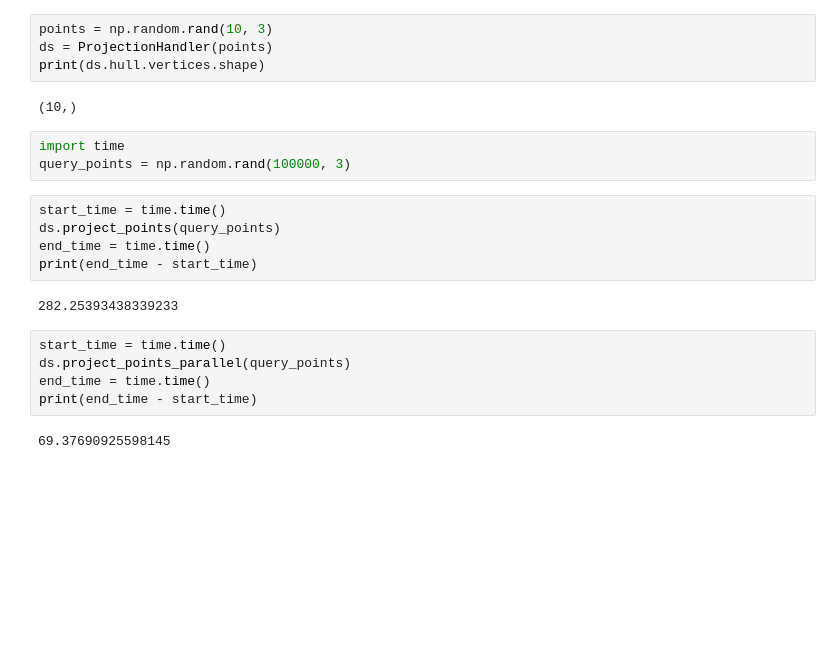
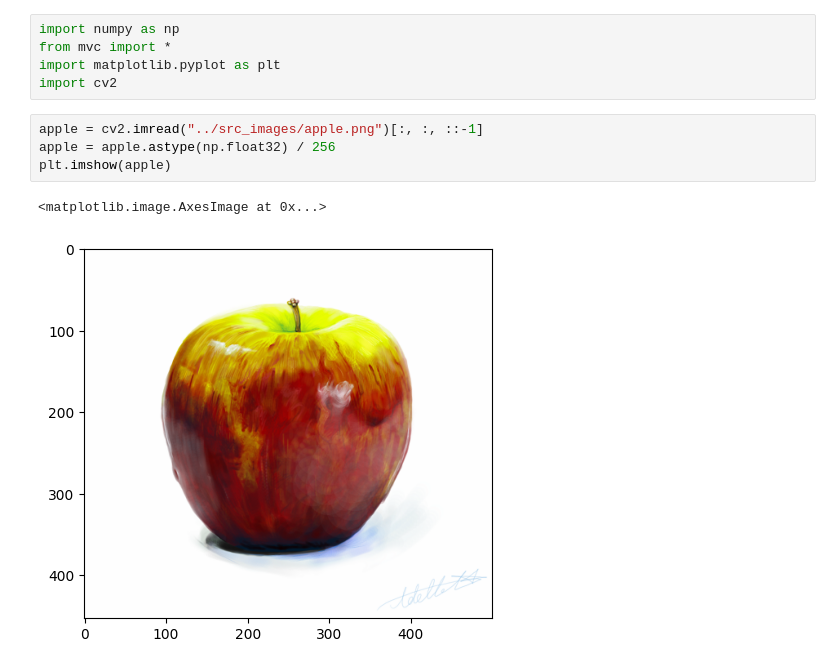
Before and after one commit to harshvardhan-pandey/Palette-Based-Recolouring, a Jupyter notebook: MVC/testing.ipynb, the cells around one changed output. Saved outputs shown, nothing was run; the diff lists cells and outputs as text; blank space fills up the shorter version.

```diff
--- a/MVC/testing.ipynb
+++ b/MVC/testing.ipynb
@@ -41,23 +1,12 @@ print(ds.hull.equations)
-# %%
-points = np.random.rand(10, 3)
-ds = ProjectionHandler(points)
-print(ds.hull.vertices.shape)
-# %% [output]
-(10,)
-# %%
-import time
-query_points = np.random.rand(100000, 3)
-# %%
-start_time = time.time()
-ds.project_points(query_points)
-end_time = time.time()
-print(end_time - start_time)
-# %% [output]
-282.25393438339233
-# %%
-start_time = time.time()
-ds.project_points_parallel(query_points)
-end_time = time.time()
-print(end_time - start_time)
-# %% [output]
-69.37690925598145
+# %%
+import numpy as np
+from mvc import *
+import matplotlib.pyplot as plt
+import cv2
+# %%
+apple = cv2.imread("../src_images/apple.png")[:, :, ::-1]
+apple = apple.astype(np.float32) / 256
+plt.imshow(apple)
+# %% [output]
+<matplotlib.image.AxesImage at 0x...>
+[figure, added]
```
Also changed, not shown: parts of 9 cells of this notebook, 2 other files.
